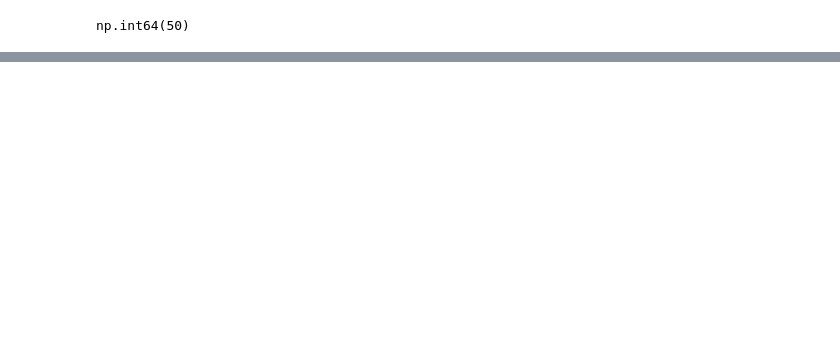
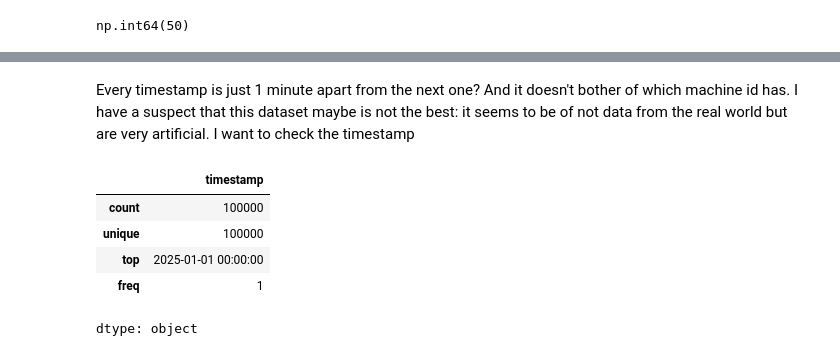
Before and after one commit to roddyL/IIOT-Analysis-and-Simulation, a Jupyter notebook: Data analysis/IIOT_Analysis.ipynb, the cells around one changed output, grey strips where cells are left out. Drawn from its saved outputs; the diff is of its cells as text; code cells hidden in the pictures; blank space fills up the shorter version.

```diff
--- a/Data analysis/IIOT_Analysis.ipynb
+++ b/Data analysis/IIOT_Analysis.ipynb
@@ -98,0 +122,11 @@ np.int64(50)
+# %% [markdown]
+Every timestamp is just 1 minute apart from the next one? And it doesn't bother of which machine id has. I have a suspect that this dataset maybe is not the best: it seems to be of not data from the real world but are very artificial. I want to check the timestamp
+# %%
+manufacturing_data.timestamp.describe()
+# %% [output]
+|  | timestamp |
+| count | 100000 |
+| unique | 100000 |
+| top | 2025-01-01 00:00:00 |
+| freq | 1 |
+dtype: object
```
Also changed, not shown: parts of 11 cells of this notebook.
